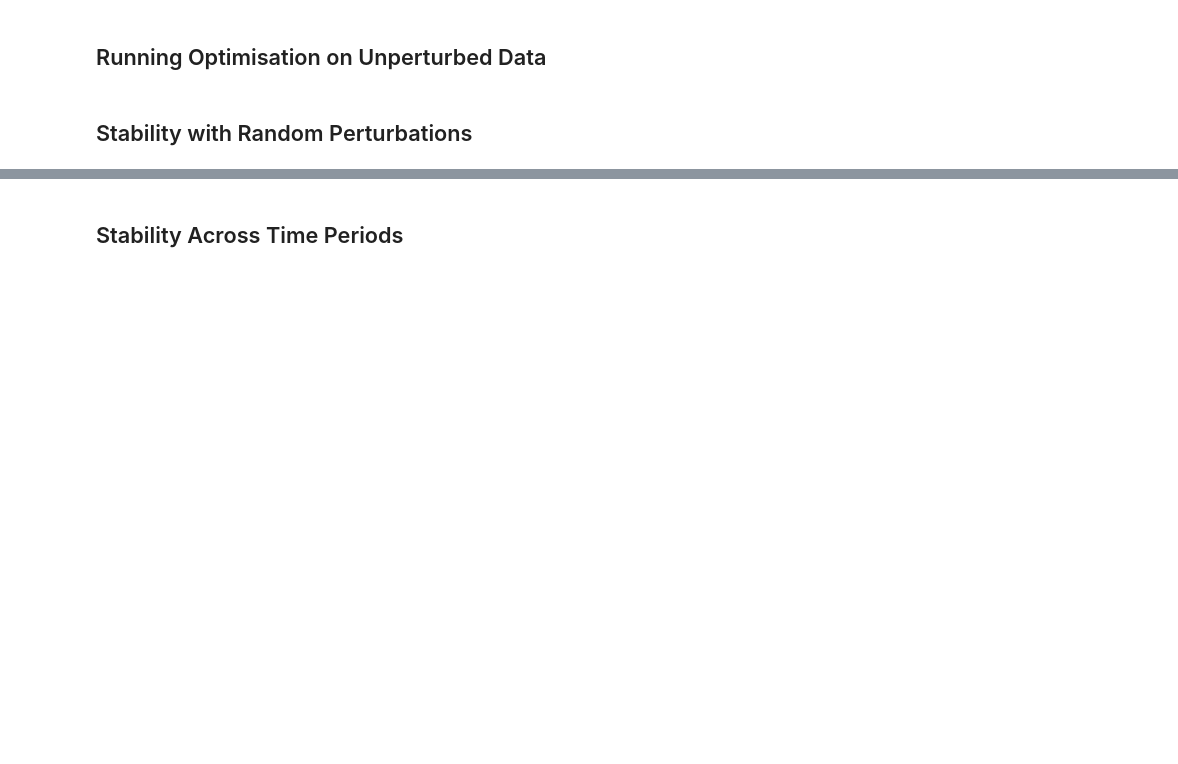
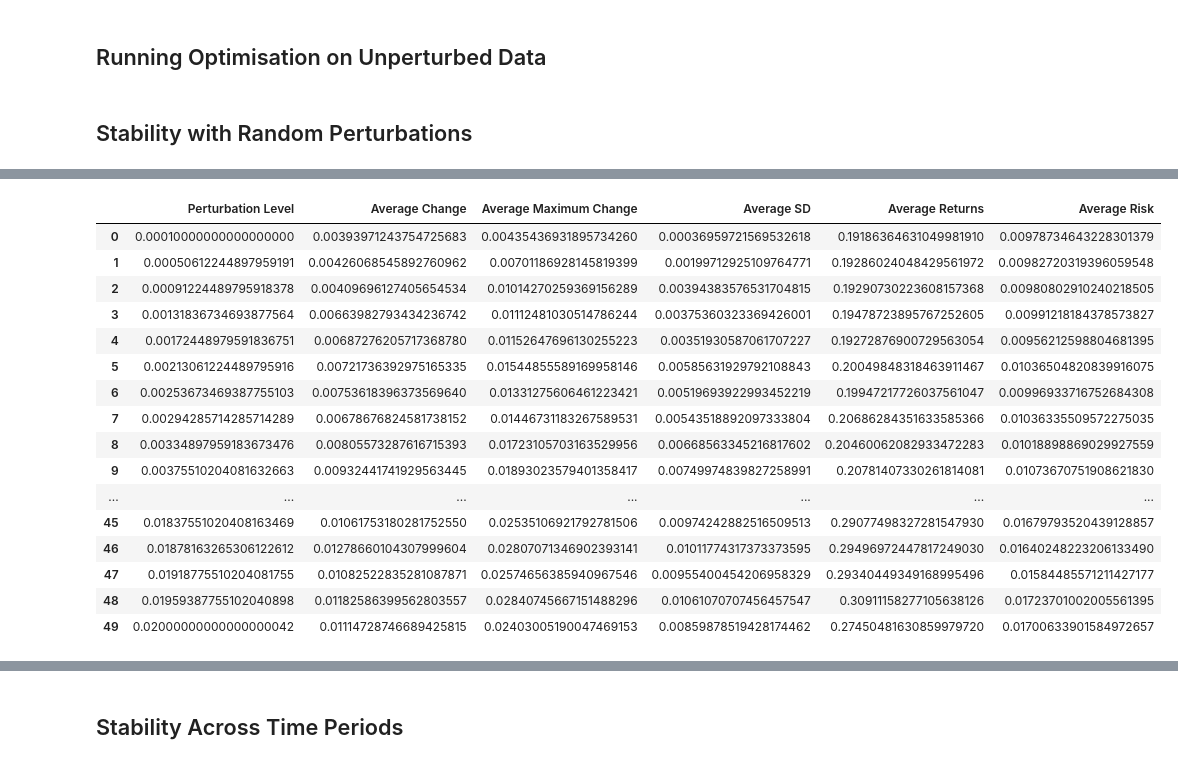
Before and after one commit to megngky/portfolio-optimisation, a Jupyter notebook: sensitivity_analysis.ipynb, the cells around one changed output, grey strips where cells are left out. Cells and saved outputs as stored; diff of their text form; code cells hidden in the pictures; blank space fills up the shorter version.

```diff
--- a/sensitivity_analysis.ipynb
+++ b/sensitivity_analysis.ipynb
@@ -187,0 +588,20 @@ plt.show()
+# %%
+final_df
+# %% [output]
+|  | Perturbation Level | Average Change | Average Maximum Change | Average SD | Average Returns | Average Risk |
+| 0 | 0.00010000000000000000 | 0.00393971243754725683 | 0.00435436931895734260 | 0.00036959721569532618 | 0.19186364631049981910 | 0.00978734643228301379 |
+| 1 | 0.00050612244897959191 | 0.00426068545892760962 | 0.00701186928145819399 | 0.00199712925109764771 | 0.19286024048429561972 | 0.00982720319396059548 |
+| 2 | 0.00091224489795918378 | 0.00409696127405654534 | 0.01014270259369156289 | 0.00394383576531704815 | 0.19290730223608157368 | 0.00980802910240218505 |
+| 3 | 0.00131836734693877564 | 0.00663982793434236742 | 0.01112481030514786244 | 0.00375360323369426001 | 0.19478723895767252605 | 0.00991218184378573827 |
+| 4 | 0.00172448979591836751 | 0.00687276205717368780 | 0.01152647696130255223 | 0.00351930587061707227 | 0.19272876900729563054 | 0.00956212598804681395 |
+| 5 | 0.00213061224489795916 | 0.00721736392975165335 | 0.01544855589169958146 | 0.00585631929792108843 | 0.20049848318463911467 | 0.01036504820839916075 |
+| 6 | 0.00253673469387755103 | 0.00753618396373569640 | 0.01331275606461223421 | 0.00519693922993452219 | 0.19947217726037561047 | 0.00996933716752684308 |
+| 7 | 0.00294285714285714289 | 0.00678676824581738152 | 0.01446731183267589531 | 0.00543518892097333804 | 0.20686284351633585366 | 0.01036335509572275035 |
+| 8 | 0.00334897959183673476 | 0.00805573287616715393 | 0.01723105703163529956 | 0.00668563345216817602 | 0.20460062082933472283 | 0.01018898869029927559 |
+| 9 | 0.00375510204081632663 | 0.00932441741929563445 | 0.01893023579401358417 | 0.00749974839827258991 | 0.20781407330261814081 | 0.01073670751908621830 |
+| ... | ... | ... | ... | ... | ... | ... |
+| 45 | 0.01837551020408163469 | 0.01061753180281752550 | 0.02535106921792781506 | 0.00974242882516509513 | 0.29077498327281547930 | 0.01679793520439128857 |
+| 46 | 0.01878163265306122612 | 0.01278660104307999604 | 0.02807071346902393141 | 0.01011774317373373595 | 0.29496972447817249030 | 0.01640248223206133490 |
+| 47 | 0.01918775510204081755 | 0.01082522835281087871 | 0.02574656385940967546 | 0.00955400454206958329 | 0.29340449349168995496 | 0.01584485571211427177 |
+| 48 | 0.01959387755102040898 | 0.01182586399562803557 | 0.02840745667151488296 | 0.01061070707456457547 | 0.30911158277105638126 | 0.01723701002005561395 |
+| 49 | 0.02000000000000000042 | 0.01114728746689425815 | 0.02403005190047469153 | 0.00859878519428174462 | 0.27450481630859979720 | 0.01700633901584972657 |
```
Also changed, not shown: parts of 17 cells of this notebook, 1 other file.
